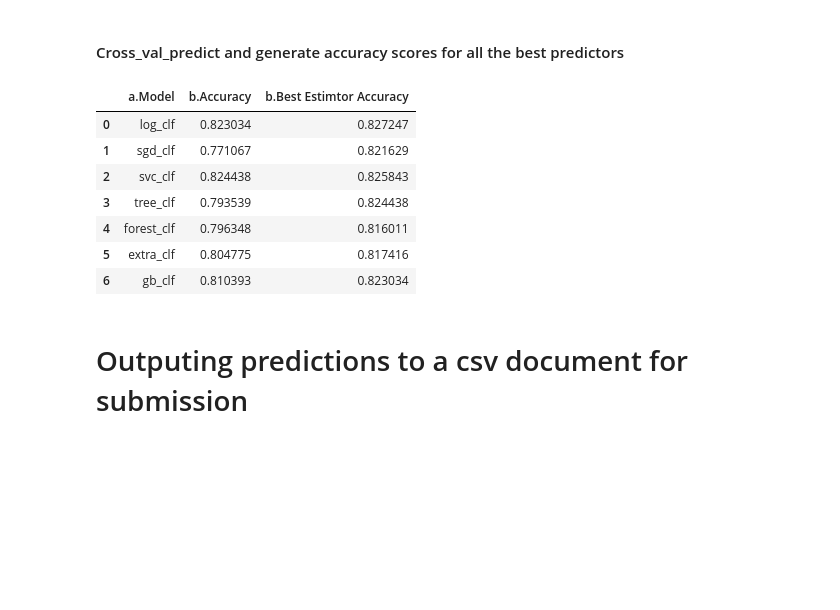
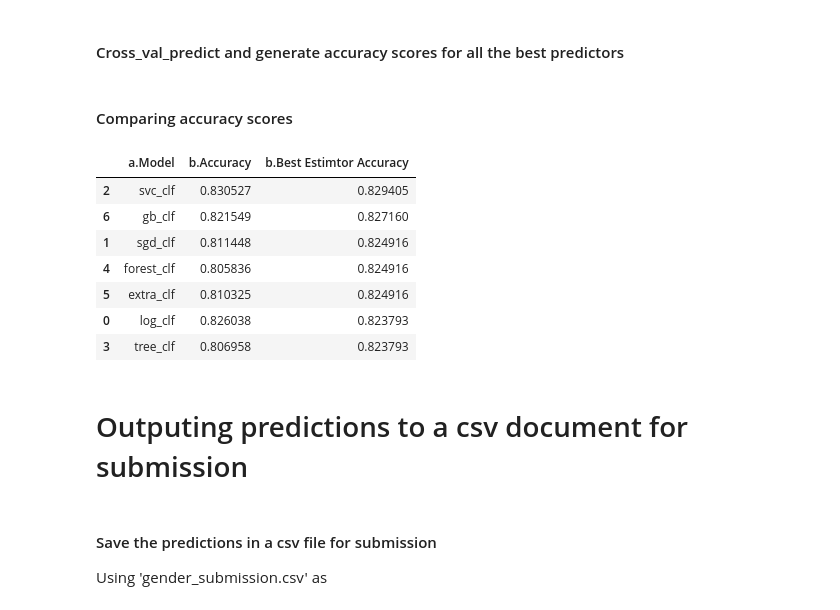
Before and after one commit to JAMorello/data-science-exercises, a Jupyter notebook: Kaggle/Titanic/Titanic, ML from disaster.ipynb, the cells around one changed output. Drawn from its saved outputs; the diff is of its cells as text; code cells hidden in the pictures; blank space fills up the shorter version.

```diff
--- a/Kaggle/Titanic/Titanic, ML from disaster.ipynb
+++ b/Kaggle/Titanic/Titanic, ML from disaster.ipynb
@@ -498,7 +552,6 @@ total = train_df.groupby("Embarked")['Survived'].mean()
 # %%
-# Changing boolean to int of 'Survived'
-for df in [train_df, test_df]:
-    df['Survived'] = df['Survived'].map({True: 1, False: 0})
+# Changing boolean to int of 'Survived' (only in train_df)
+train_df['Survived'] = train_df['Survived'].map({True: 1, False: 0})
 # %%
 # Changing string to int of 'Sex'
 for df in [train_df, test_df]:
@@ -604,8 +675,8 @@ test_df = test_df[features]
 dummy_cols = ['Pclass','Sex', 'Age',  'Fare', 'Embarked', 'Title', 'FamilySize']
 prefix_cats = ['pcl', 'sex', 'age', 'fare', 'emb', 'title', 'fsize']
 
-X = train_pd.get_dummies(X, columns=dummy_cols, prefix=prefix_cats, drop_first=True)
-test_df = test_pd.get_dummies(test_df, columns=dummy_cols, prefix=prefix_cats, drop_first=True)
+X = pd.get_dummies(X, columns=dummy_cols, prefix=prefix_cats, drop_first=True)
+test_df = pd.get_dummies(test_df, columns=dummy_cols, prefix=prefix_cats, drop_first=True)
 # %%
 X.head()
 # %% [output]
@@ -723,0 +813,10 @@ print('gb_clf', gb_acc)
+# %%
+# Append the model name accuracy score to a new data frame for comparison
+pred_df = pd.DataFrame()
+pred_df = pred_df.append({'b.Accuracy': log_acc, 'a.Model':'log_clf'}, ignore_index=True)
+pred_df = pred_df.append({'b.Accuracy': sgd_acc, 'a.Model':'sgd_clf'}, ignore_index=True)
+pred_df = pred_df.append({'b.Accuracy': svc_acc, 'a.Model':'svc_clf'}, ignore_index=True)
+pred_df = pred_df.append({'b.Accuracy': tree_acc, 'a.Model':'tree_clf'}, ignore_index=True)
+pred_df = pred_df.append({'b.Accuracy': forest_acc, 'a.Model':'forest_clf'}, ignore_index=True)
+pred_df = pred_df.append({'b.Accuracy': extra_acc, 'a.Model':'extra_clf'}, ignore_index=True)
+pred_df = pred_df.append({'b.Accuracy': gb_acc, 'a.Model':'gb_clf'}, ignore_index=True)
@@ -1077,25 +1061,28 @@ extra_best_acc = accuracy_score(y, extra_best_preds)
 # Gradient Booster
 gb_best_preds = cross_val_predict(estimator = gb_best, X=X, y=y, cv=10)
 gb_best_acc = accuracy_score(y, gb_best_preds)
+# %% [markdown]
+#### Comparing accuracy scores
 # %%
-pred_df = pd.DataFrame()
-pred_df = pred_df.append({'b.Best Estimtor Accuracy': log_best_acc, 'b.Accuracy': log_acc, 'a.Model':'log_clf'}, ignore_index=True)
-pred_df = pred_df.append({'b.Best Estimtor Accuracy': sgd_best_acc, 'b.Accuracy': sgd_acc, 'a.Model':'sgd_clf'}, ignore_index=True)
-pred_df = pred_df.append({'b.Best Estimtor Accuracy': svc_best_acc, 'b.Accuracy': svc_acc, 'a.Model':'svc_clf'}, ignore_index=True)
-pred_df = pred_df.append({'b.Best Estimtor Accuracy': tree_best_acc, 'b.Accuracy': tree_acc, 'a.Model':'tree_clf'}, ignore_index=True)
-pred_df = pred_df.append({'b.Best Estimtor Accuracy': forest_best_acc, 'b.Accuracy': forest_acc, 'a.Model':'forest_clf'}, ignore_index=True)
-pred_df = pred_df.append({'b.Best Estimtor Accuracy': extra_best_acc, 'b.Accuracy': extra_acc, 'a.Model':'extra_clf'}, ignore_index=True)
-pred_df = pred_df.append({'b.Best Estimtor Accuracy': gb_best_acc, 'b.Accuracy': gb_acc, 'a.Model':'gb_clf'}, ignore_index=True)
+# Append to pred_df the accuracy score on best estimator for comparison
+pred_df = pred_df.append({'c.Best Estimator Accuracy': log_best_acc}, ignore_index=True)
+pred_df = pred_df.append({'c.Best Estimator Accuracy': sgd_best_acc}, ignore_index=True)
+pred_df = pred_df.append({'c.Best Estimator Accuracy': svc_best_acc}, ignore_index=True)
+pred_df = pred_df.append({'c.Best Estimator Accuracy': tree_best_acc}, ignore_index=True)
+pred_df = pred_df.append({'c.Best Estimator Accuracy': forest_best_acc}, ignore_index=True)
+pred_df = pred_df.append({'c.Best Estimator Accuracy': extra_best_acc}, ignore_index=True)
+pred_df = pred_df.append({'c.Best Estimator Accuracy': gb_best_acc}, ignore_index=True)
-# %%
-pred_df
-# %% [output]
-|  | a.Model | b.Accuracy | b.Best Estimtor Accuracy |
-| 0 | log_clf | 0.823034 | 0.827247 |
-| 1 | sgd_clf | 0.771067 | 0.821629 |
-| 2 | svc_clf | 0.824438 | 0.825843 |
-| 3 | tree_clf | 0.793539 | 0.824438 |
-| 4 | forest_clf | 0.796348 | 0.816011 |
-| 5 | extra_clf | 0.804775 | 0.817416 |
-| 6 | gb_clf | 0.810393 | 0.823034 |
+# %%
+# Check the best estimators
+pred_df.sort_values(by='c.Best Estimator Accuracy', ascending=False)
+# %% [output]
+|  | a.Model | b.Accuracy | b.Best Estimtor Accuracy |
+| 2 | svc_clf | 0.830527 | 0.829405 |
+| 6 | gb_clf | 0.821549 | 0.827160 |
+| 1 | sgd_clf | 0.811448 | 0.824916 |
+| 4 | forest_clf | 0.805836 | 0.824916 |
+| 5 | extra_clf | 0.810325 | 0.824916 |
+| 0 | log_clf | 0.826038 | 0.823793 |
+| 3 | tree_clf | 0.806958 | 0.823793 |
 # %% [markdown]
 # Outputing predictions to a csv document for submission
@@ -1102 +1100,4 @@ pred_df
+# %% [markdown]
+#### Save the predictions in a csv file for submission
+Using 'gender_submission.csv' as
 # %%
```
Also changed, not shown: parts of 70 cells of this notebook.
